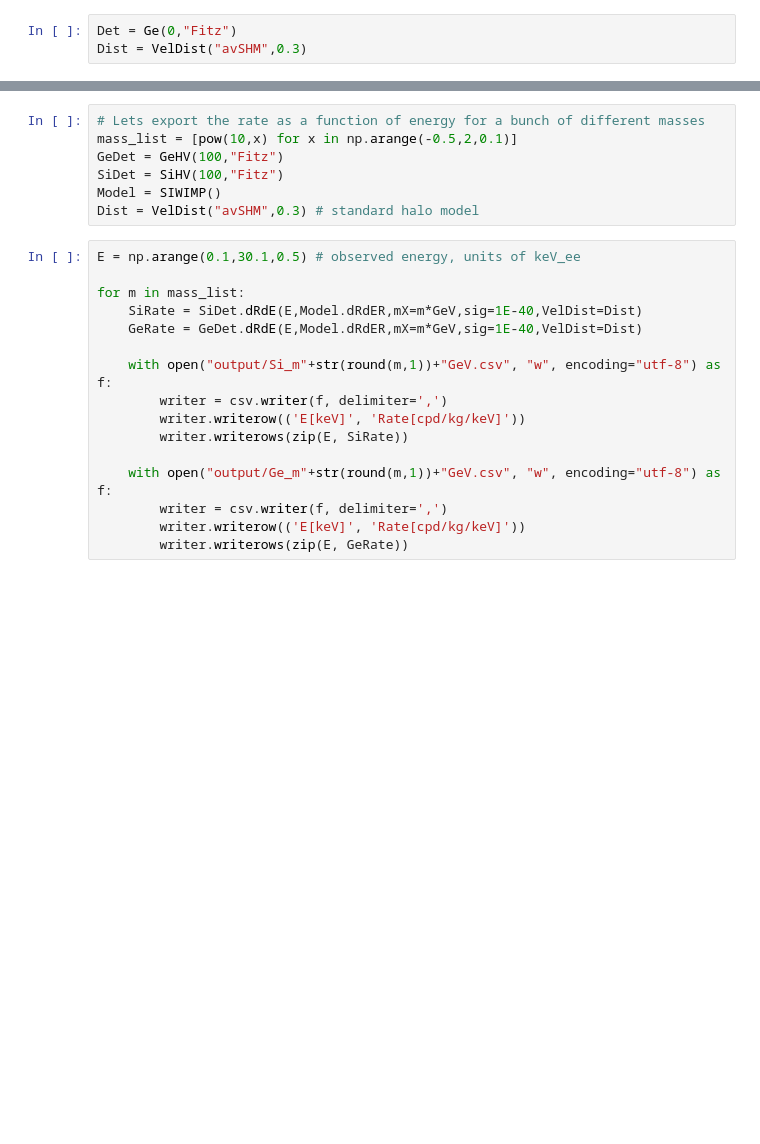
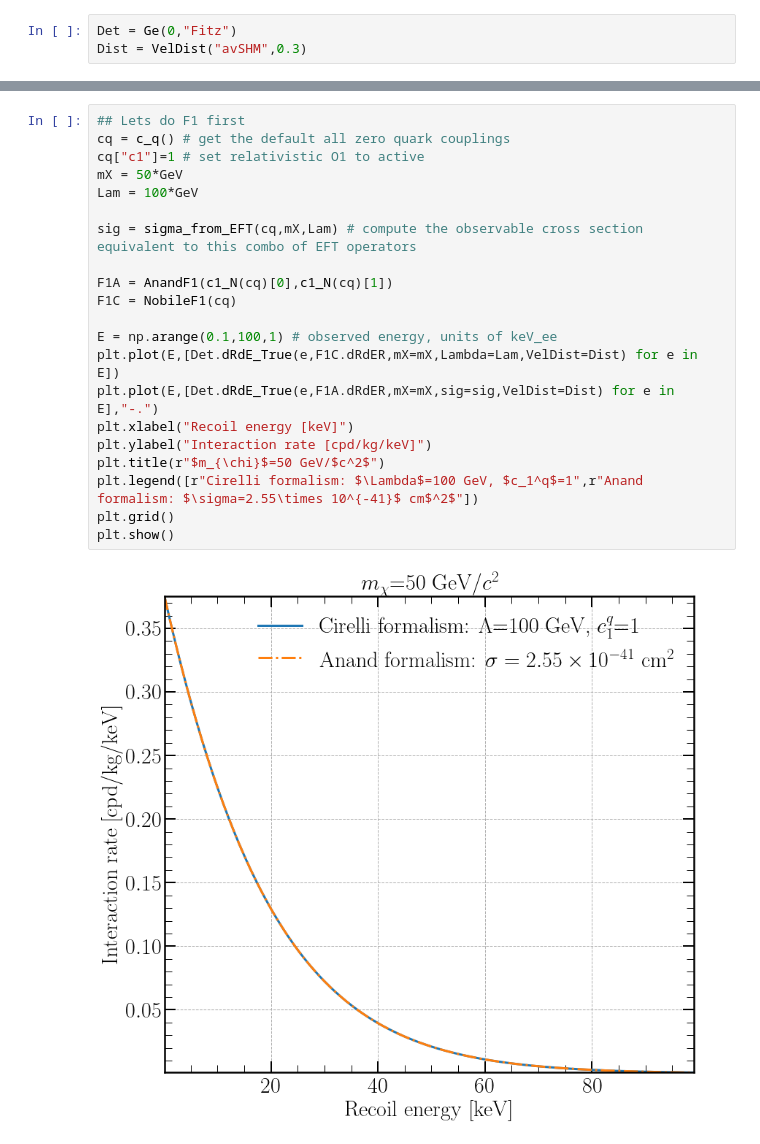
Before and after one commit to mjzurowski/sgm, a Jupyter notebook: Demo.ipynb, the cells around one changed output, grey strips where cells are left out. Drawn from its saved outputs; the diff is of its cells as text; blank space fills up the shorter version.

```diff
--- a/Demo.ipynb
+++ b/Demo.ipynb
@@ -254,23 +162,23 @@ plt.show()
-# %%
-# Lets export the rate as a function of energy for a bunch of different masses
-mass_list = [pow(10,x) for x in np.arange(-0.5,2,0.1)]
-GeDet = GeHV(100,"Fitz")
-SiDet = SiHV(100,"Fitz")
-Model = SIWIMP()
-Dist = VelDist("avSHM",0.3) # standard halo model
-# %%
-E = np.arange(0.1,30.1,0.5) # observed energy, units of keV_ee
-
-for m in mass_list:
-    SiRate = SiDet.dRdE(E,Model.dRdER,mX=m*GeV,sig=1E-40,VelDist=Dist)
-    GeRate = GeDet.dRdE(E,Model.dRdER,mX=m*GeV,sig=1E-40,VelDist=Dist)
-
-    with open("output/Si_m"+str(round(m,1))+"GeV.csv", "w", encoding="utf-8") as f:
-        writer = csv.writer(f, delimiter=',')
-        writer.writerow(('E[keV]', 'Rate[cpd/kg/keV]'))
-        writer.writerows(zip(E, SiRate))
-
-    with open("output/Ge_m"+str(round(m,1))+"GeV.csv", "w", encoding="utf-8") as f:
-        writer = csv.writer(f, delimiter=',')
-        writer.writerow(('E[keV]', 'Rate[cpd/kg/keV]'))
-        writer.writerows(zip(E, GeRate))
+# %%
+## Lets do F1 first
+cq = c_q() # get the default all zero quark couplings
+cq["c1"]=1 # set relativistic O1 to active
+mX = 50*GeV
+Lam = 100*GeV
+
+sig = sigma_from_EFT(cq,mX,Lam) # compute the observable cross section equivalent to this combo of EFT operators
+
+F1A = AnandF1(c1_N(cq)[0],c1_N(cq)[1])
+F1C = NobileF1(cq)
+
+E = np.arange(0.1,100,1) # observed energy, units of keV_ee
+plt.plot(E,[Det.dRdE_True(e,F1C.dRdER,mX=mX,Lambda=Lam,VelDist=Dist) for e in E])
+plt.plot(E,[Det.dRdE_True(e,F1A.dRdER,mX=mX,sig=sig,VelDist=Dist) for e in E],"-.")
+plt.xlabel("Recoil energy [keV]")
+plt.ylabel("Interaction rate [cpd/kg/keV]")
+plt.title(r"$m_{\chi}$=50 GeV/$c^2$")
+plt.legend([r"Cirelli formalism: $\Lambda$=100 GeV, $c_1^q$=1",r"Anand formalism: $\sigma=2.55\times 10^{-41}$ cm$^2$"])
+plt.grid()
+plt.show()
+# %% [output]
+[figure, added]
```
Also changed, not shown: parts of 27 cells of this notebook, 4 other files.
